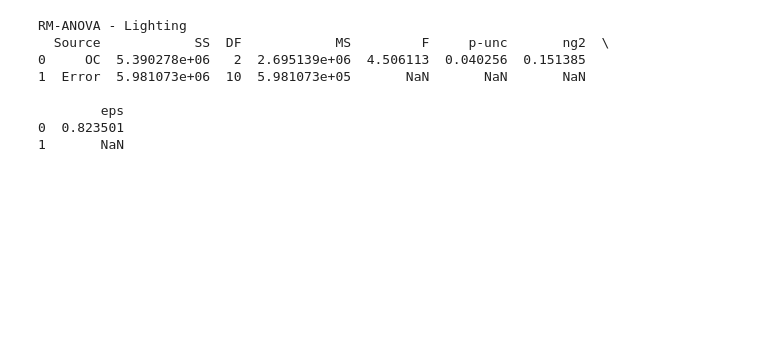
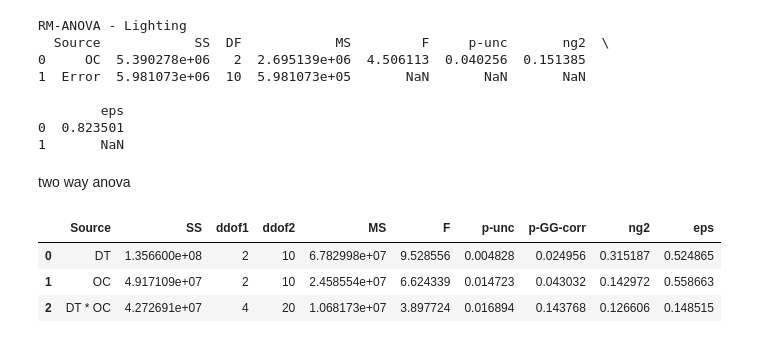
Before and after one commit to uvsqmaryatou/Experimental-Design-Analysis, a Jupyter notebook: experiment_js/experiment_js/new_results/analysis.ipynb, the cells around one changed output. Drawn from its saved outputs; the diff is of its cells as text; code cells hidden in the pictures; blank space fills up the shorter version.

```diff
--- a/experiment_js/experiment_js/new_results/analysis.ipynb
+++ b/experiment_js/experiment_js/new_results/analysis.ipynb
@@ -106,3 +123,13 @@ RM-ANOVA - Lighting
         eps
 0  0.823501
 1       NaN
+# %% [markdown]
+two way anova
+# %%
+aovrm2way = pg.rm_anova(data=df, dv="visualSearchTime", within=['DT', 'OC'], subject='ParticipantID',  detailed=True)
+aovrm2way
+# %% [output]
+|  | Source | SS | ddof1 | ddof2 | MS | F | p-unc | p-GG-corr | ng2 | eps |
+| 0 | DT | 1.356600e+08 | 2 | 10 | 6.782998e+07 | 9.528556 | 0.004828 | 0.024956 | 0.315187 | 0.524865 |
+| 1 | OC | 4.917109e+07 | 2 | 10 | 2.458554e+07 | 6.624339 | 0.014723 | 0.043032 | 0.142972 | 0.558663 |
+| 2 | DT * OC | 4.272691e+07 | 4 | 20 | 1.068173e+07 | 3.897724 | 0.016894 | 0.143768 | 0.126606 | 0.148515 |
```
Also changed, not shown: parts of 13 cells of this notebook.
